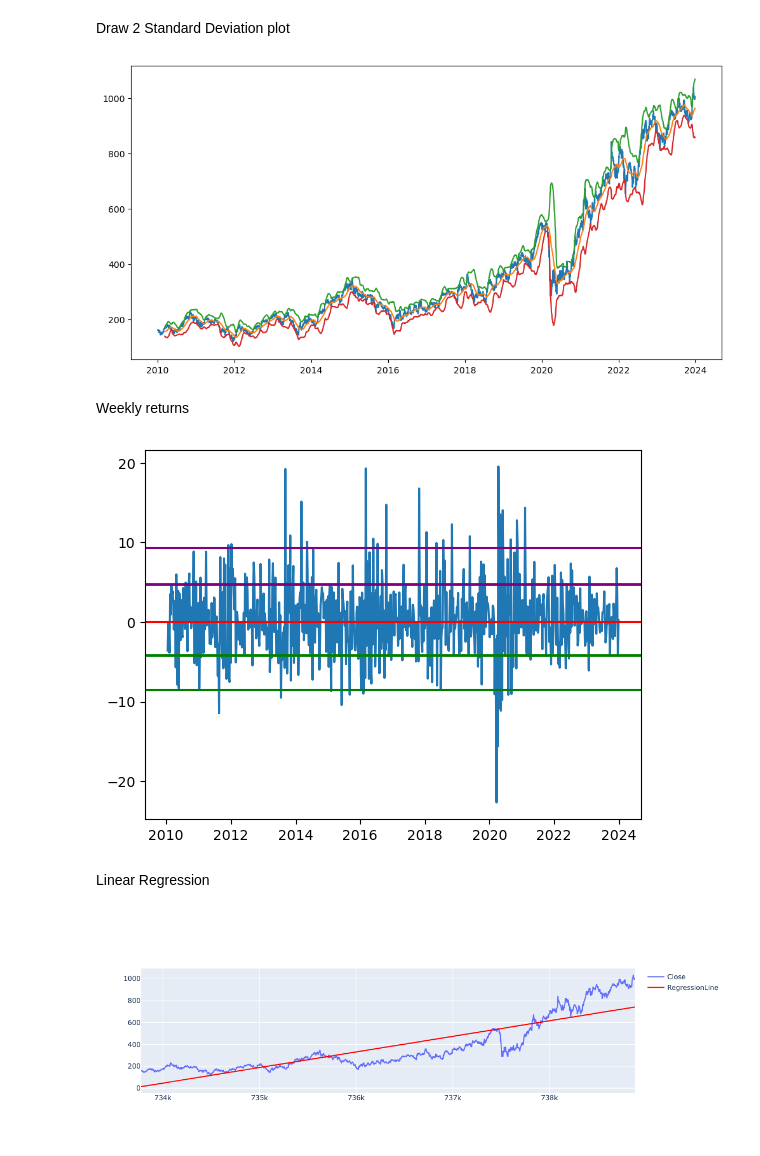
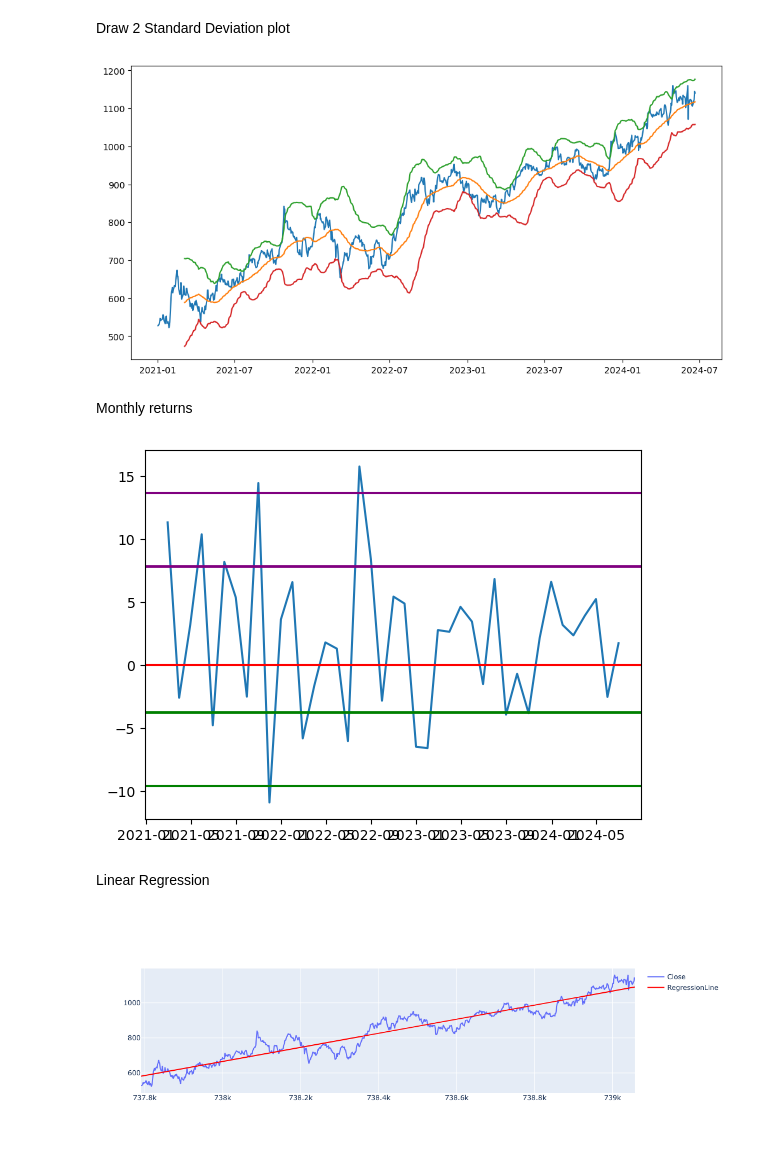
Before and after one commit to isouravsharma/Fin, a Jupyter notebook: Ticker.ipynb, the cells around one changed output. Drawn from its saved outputs; the diff is of its cells as text; code cells hidden in the pictures.

```diff
--- a/Ticker.ipynb
+++ b/Ticker.ipynb
@@ -12,8 +12,8 @@ import plotly.graph_objects as go
 Load data
 # %%
 Ticker = "ICICIBANK.NS"
-start_date = "2010-01-01"
-end_date = "2023-12-31"
+start_date = "2021-01-01"
+end_date = "2024-12-31"
 download_data = yf.download(tickers= Ticker, start=start_date, end=end_date)
 data = pd.DataFrame(download_data['Close'])
 # data
@@ -32,19 +32,19 @@ plt.plot(data['rolling_mean'])
 plt.plot(data['2UP'])
 plt.plot(data['2DOWN']);
 # %% [output]
-[figure, old version]
+[figure, new version]
 # %% [markdown]
-Weekly returns
+Monthly returns
 # %%
-weekly_data = data['Close'].resample('W', label='left').ffill().pct_change()*100
+weekly_data = data['Close'].resample('M', label='left').ffill().pct_change()*100
 plt.plot(weekly_data)
 plt.axhline(0, color = 'red')
 plt.axhline(np.mean(weekly_data) + np.std(weekly_data), color='purple', linewidth=2);
 plt.axhline(np.mean(weekly_data) - np.std(weekly_data), color='green', linewidth=2);
 plt.axhline(np.mean(weekly_data) + 2* np.std(weekly_data), color='purple');
 plt.axhline(np.mean(weekly_data) - 2*np.std(weekly_data), color='green');
 # %% [output]
-[figure, old version]
+[figure, new version]
 # %% [markdown]
 Linear Regression
 # %%
@@ -58,7 +58,7 @@ fig.add_trace(go.Scatter(x=X,y=slope*X+intercept, mode = 'lines',line=dict(color
 fig.update_layout(autosize=True,width=1000,height=400)
 fig
 # %% [output]
-[figure, old version]
+[figure, new version]
 # %%
 def return_seasonality(data):
     '''This return the monthly return of the ticker
```
Also changed, not shown: parts of 1 cell of this notebook, 1 other file.
